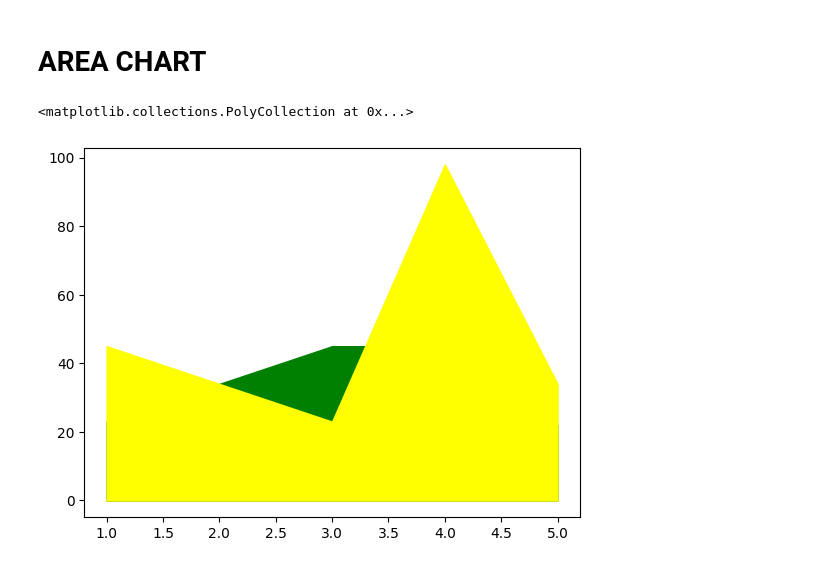
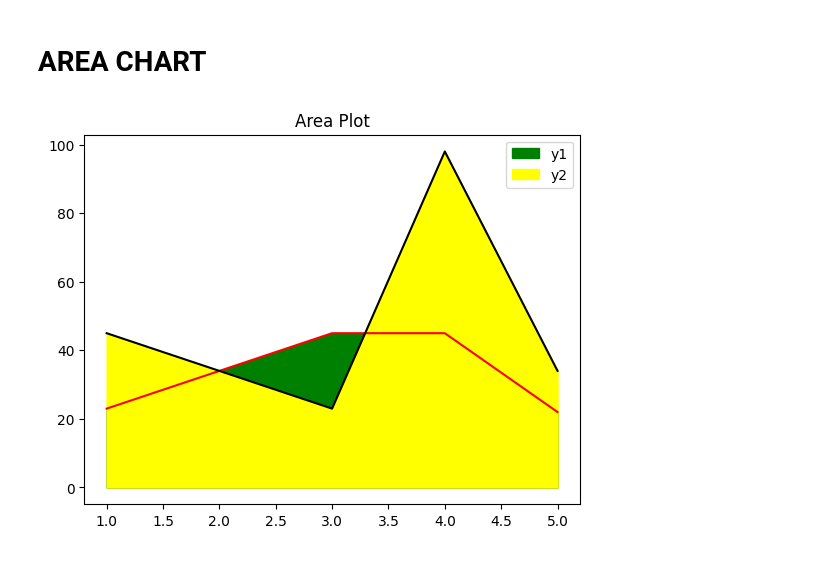
Before and after one commit to d-kavinraja/Ex-05-Data-visualization-using-MatplotLIB, a Jupyter notebook: Program.ipynb, the cells around one changed output. Drawn from its saved outputs; the diff is of its cells as text; code cells hidden in the pictures.

```diff
--- a/Program.ipynb
+++ b/Program.ipynb
@@ -49,11 +51,14 @@ plt.plot(x,y)
 # %%
 x=[1,3,4,5]
 y1=[23,45,45,22]
 y2=[45,23,98,34]
 y3=[34,23,98,53]
+plt.title("Area Plot")
+plt.fill_between(x,y1,color='green')
+plt.fill_between(x,y2,color='yellow')
+plt.plot(x,y1,color='red')
+plt.plot(x,y2,color='black')
+plt.legend(['y1','y2'])
+plt.show()
+# %% [output]
+[figure, added]
-# %%
-plt.fill_between(x,y1,color='green')
-plt.fill_between(x,y2,color='yellow')
-# %% [output]
-<matplotlib.collections.PolyCollection at 0x...>
-[figure, removed]
```
Also changed, not shown: parts of 20 cells of this notebook, 12 other files.
